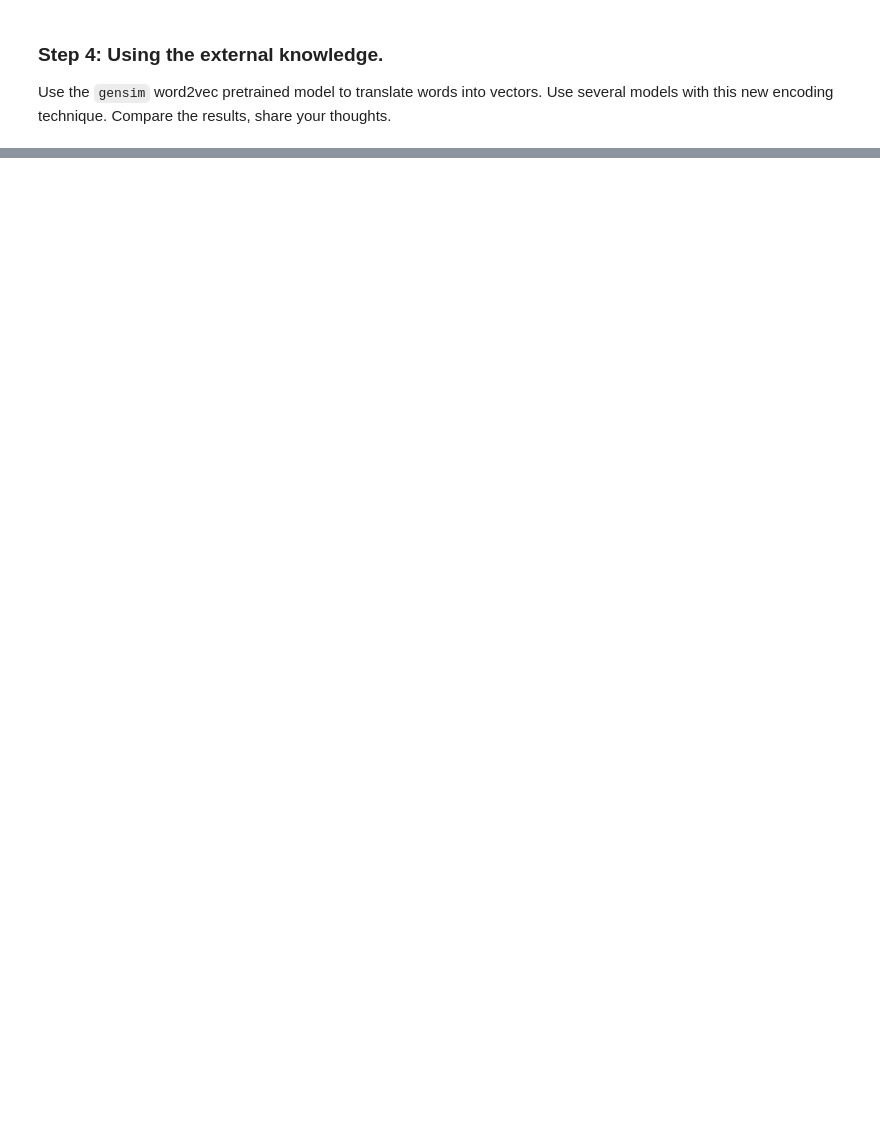
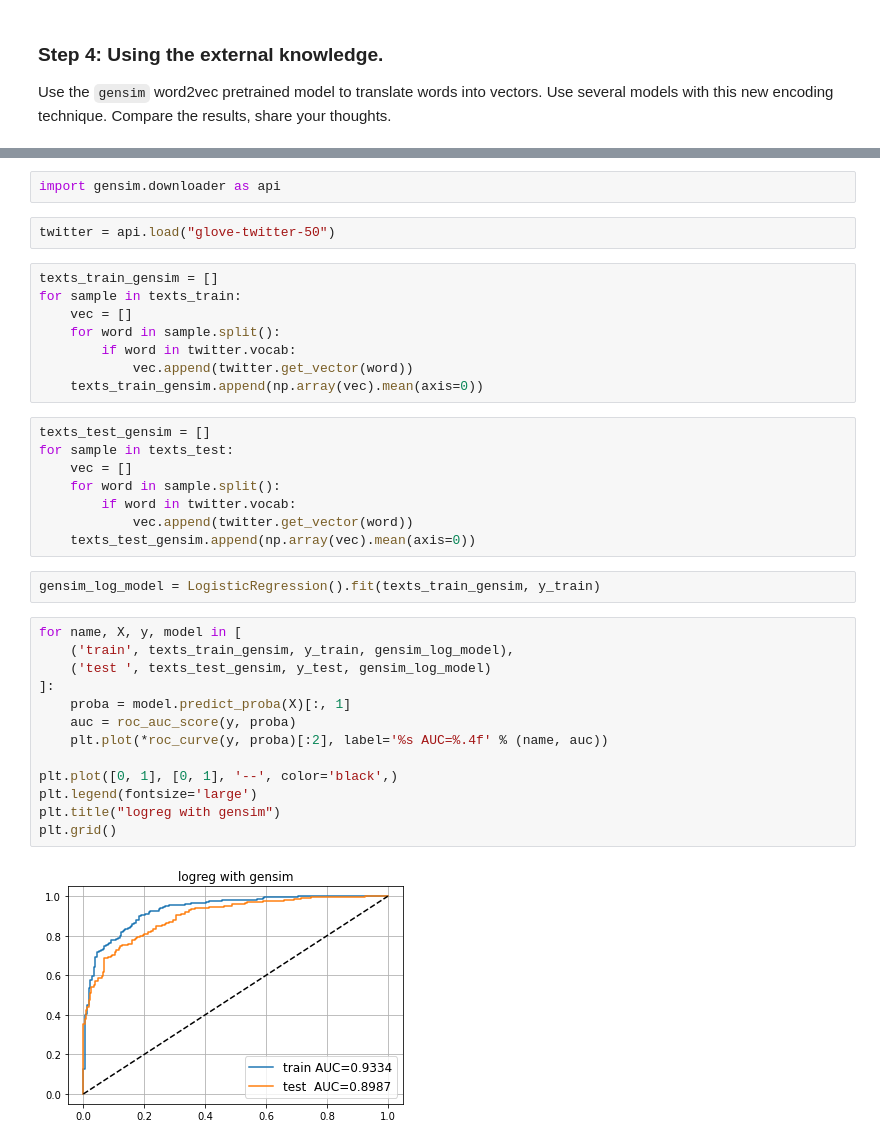
Before and after one commit to voiteshonok/made_nlp_course, a Jupyter notebook: homeworks/homework01_word_vectors/homework01_texts.ipynb, the cells around one changed output, grey strips where cells are left out. Saved outputs shown, nothing was run; the diff lists cells and outputs as text; blank space fills up the shorter version.

```diff
--- a/homeworks/homework01_word_vectors/homework01_texts.ipynb
+++ b/homeworks/homework01_word_vectors/homework01_texts.ipynb
@@ -501,0 +500,37 @@ Use the `gensim` word2vec pretrained model to translate words into vectors. Use
+# %%
+import gensim.downloader as api
+# %%
+twitter = api.load("glove-twitter-50")
+# %%
+texts_train_gensim = []
+for sample in texts_train:
+    vec = []
+    for word in sample.split():
+        if word in twitter.vocab:
+            vec.append(twitter.get_vector(word))
+    texts_train_gensim.append(np.array(vec).mean(axis=0))
+# %%
+texts_test_gensim = []
+for sample in texts_test:
+    vec = []
+    for word in sample.split():
+        if word in twitter.vocab:
+            vec.append(twitter.get_vector(word))
+    texts_test_gensim.append(np.array(vec).mean(axis=0))
+# %%
+gensim_log_model = LogisticRegression().fit(texts_train_gensim, y_train)
+# %%
+for name, X, y, model in [
+    ('train', texts_train_gensim, y_train, gensim_log_model),
+    ('test ', texts_test_gensim, y_test, gensim_log_model)
+]:
+    proba = model.predict_proba(X)[:, 1]
+    auc = roc_auc_score(y, proba)
+    plt.plot(*roc_curve(y, proba)[:2], label='%s AUC=%.4f' % (name, auc))
+
+plt.plot([0, 1], [0, 1], '--', color='black',)
+plt.legend(fontsize='large')
+plt.title("logreg with gensim")
+plt.grid()
+# %% [output]
+[figure, added]
```
Also changed, not shown: parts of 11 cells of this notebook.
